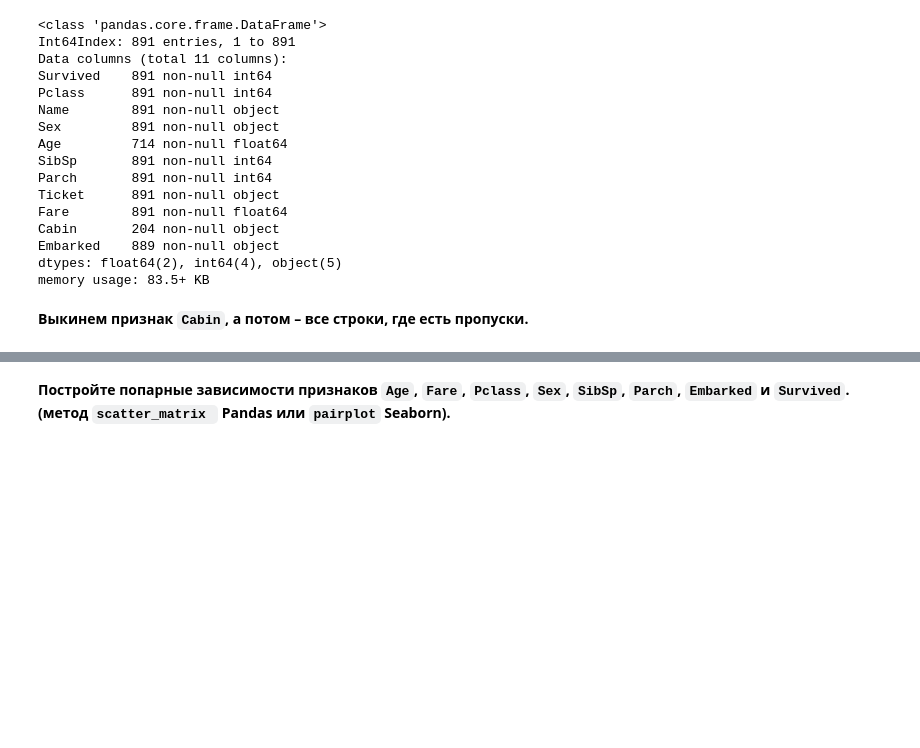
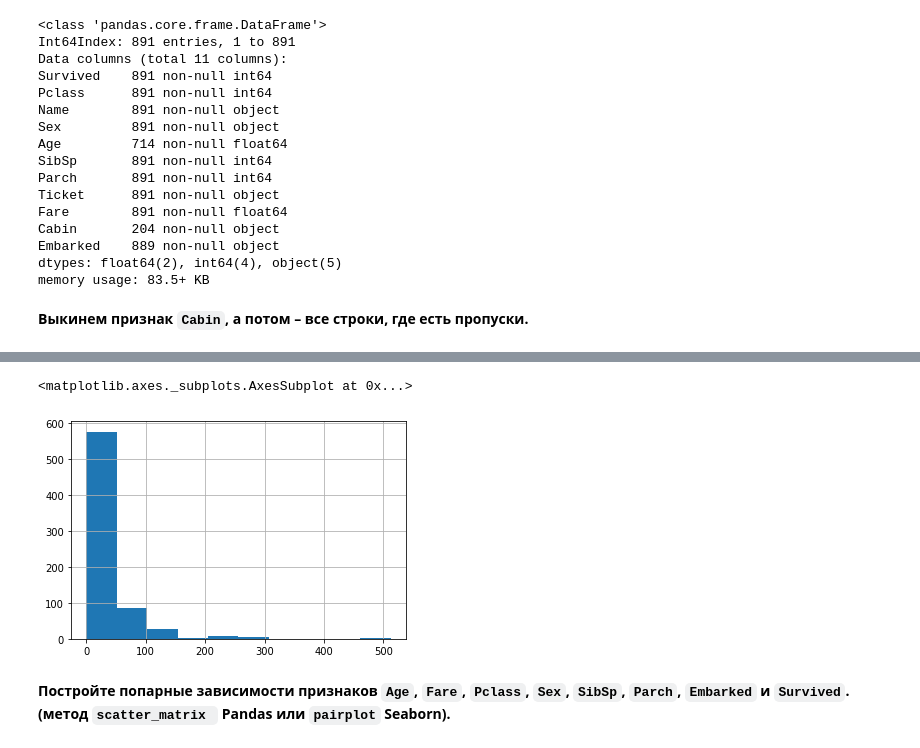
Before and after one commit to AV272/Programming, a Jupyter notebook: Machine learning/ODS course/lesson2_visualization/lesson2_practice_visual_titanic.ipynb, the cells around one changed output, grey strips where cells are left out. Drawn from its saved outputs; the diff is of its cells as text; code cells hidden in the pictures; blank space fills up the shorter version.

```diff
--- a/Machine learning/ODS course/lesson2_visualization/lesson2_practice_visual_titanic.ipynb
+++ b/Machine learning/ODS course/lesson2_visualization/lesson2_practice_visual_titanic.ipynb
@@ -68,2 +73,7 @@ df = df.drop('Cabin', axis=1).dropna()
+# %%
+df['Fare'].hist()
+# %% [output]
+<matplotlib.axes._subplots.AxesSubplot at 0x...>
+[figure, added]
 # %% [markdown]
 **Постройте попарные зависимости признаков `Age`, `Fare`, `Pclass`, `Sex`, `SibSp`, `Parch`, `Embarked` и `Survived`. (метод `scatter_matrix ` Pandas или `pairplot` Seaborn).**
```
Also changed, not shown: parts of 13 cells of this notebook, 2 other files.
